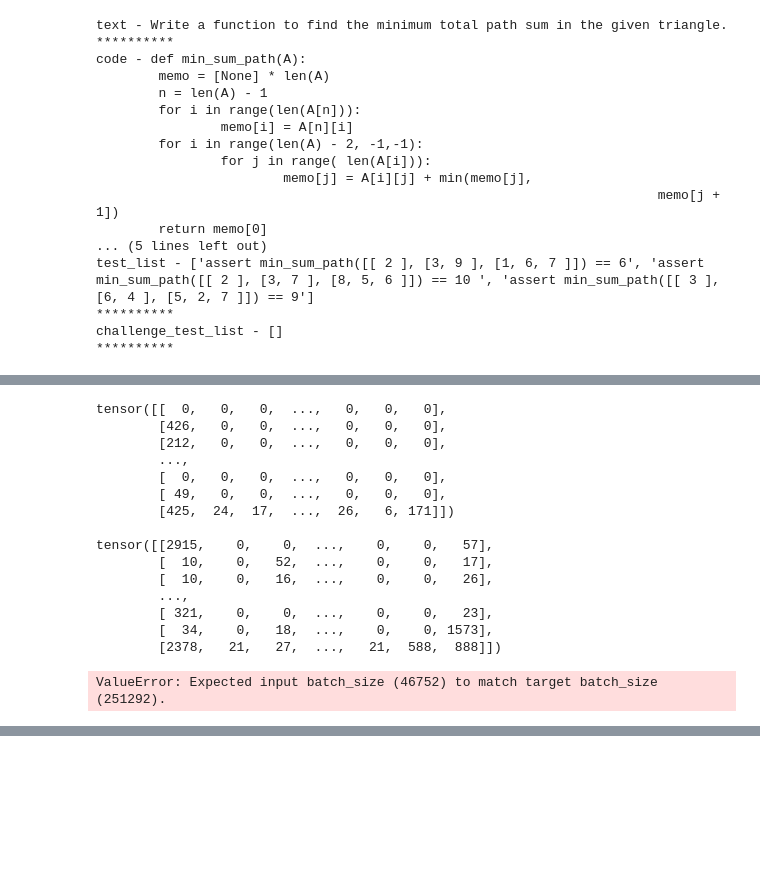
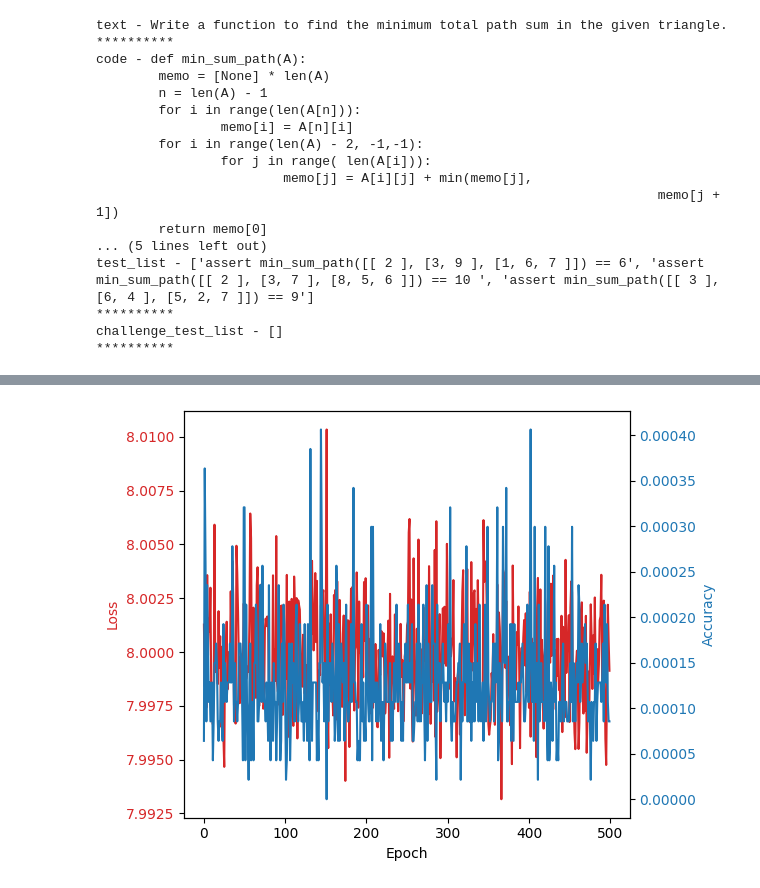
Before and after one commit to PremKumar-V/Advance_Projects, a Jupyter notebook: code-generation.ipynb, the cells around one changed output, grey strips where cells are left out. Cells and saved outputs as stored; diff of their text form; code cells hidden in the pictures; blank space fills up the shorter version.

```diff
--- a/code-generation.ipynb
+++ b/code-generation.ipynb
@@ -142,27 +145,3 @@ dataloader = DataLoader(dataset, batch_size=batch_size, shuffle=True)
-# %%
-for batch in dataloader:
-    texts = batch['text']
-    codes = batch['code']
-    print(texts)
-    print()
-    print(codes)
-    break
-# %% [output]
-tensor([[  0,   0,   0,  ...,   0,   0,   0],
-        [426,   0,   0,  ...,   0,   0,   0],
-        [212,   0,   0,  ...,   0,   0,   0],
-        ...,
-        [  0,   0,   0,  ...,   0,   0,   0],
-        [ 49,   0,   0,  ...,   0,   0,   0],
-        [425,  24,  17,  ...,  26,   6, 171]])
-
-tensor([[2915,    0,    0,  ...,    0,    0,   57],
-        [  10,    0,   52,  ...,    0,    0,   17],
-        [  10,    0,   16,  ...,    0,    0,   26],
-        ...,
-        [ 321,    0,    0,  ...,    0,    0,   23],
-        [  34,    0,   18,  ...,    0,    0, 1573],
-        [2378,   21,   27,  ...,   21,  588,  888]])
 # %%
 class Seq2SeqModel(nn.Module):
     def __init__(self, input_size, embedding_size, hidden_size, output_size, pad_idx):
@@ -178,45 +157,9 @@ class Seq2SeqModel(nn.Module):
         output, hidden = self.rnn(embedded)
         return self.fc(output)
 
-# Example usage:
-# Assuming text_vocab_size and code_vocab_size are the sizes of your vocabularies
 text_vocab_size = len(preprocessor.text_vocab)
 code_vocab_size = len(preprocessor.code_vocab)
 embedding_size = 256
 hidden_size = 512
-output_size = code_vocab_size  # Output size is the size of the code vocabulary
-pad_idx = preprocessor.text_vocab['<pad>']  # Use the pad index from the text vocabulary
-
-# Initialize the model
-model = Seq2SeqModel(text_vocab_size, embedding_size, hidden_size, output_size, pad_idx)
-
-# Example training loop (you will need to customize this based on your task)
-criterion = nn.CrossEntropyLoss(ignore_index=pad_idx)
-optimizer = optim.Adam(model.parameters(), lr=0.001)
-
-# Move the model to GPU if available
-device = torch.device('cuda' if torch.cuda.is_available() else 'cpu')
-model = model.to(device)
-
-# Move the preprocessed data to GPU if available
-text_padded = text_padded.to(device)
-code_padded = code_padded.to(device)
-
-# Training loop
-epochs = 5
-for epoch in range(epochs):
-    model.train()
-    optimizer.zero_grad()
-
-    output = model(text_padded)
-
-    # Calculate loss
-    loss = criterion(output.view(-1, output.size(2)), code_padded.view(-1))
-
-    # Backward pass and optimization
-    loss.backward()
-    optimizer.step()
-
-    print(f'Epoch: {epoch + 1}, Loss: {loss.item()}')
+output_size = code_vocab_size
+pad_idx = preprocessor.text_vocab['<pad>']
-# %% [output]
-ValueError: Expected input batch_size (46752) to match target batch_size (251292).
@@ -222,0 +225,3 @@ ValueError: Expected input batch_size (46752) to match target batch_size (251292
+# %%
+train(num_epochs = 500)
+# %% [output]
@@ -222,0 +233 @@ ValueError: Expected input batch_size (46752) to match target batch_size (251292
+[figure, added]
```
Also changed, not shown: parts of 17 cells of this notebook.
